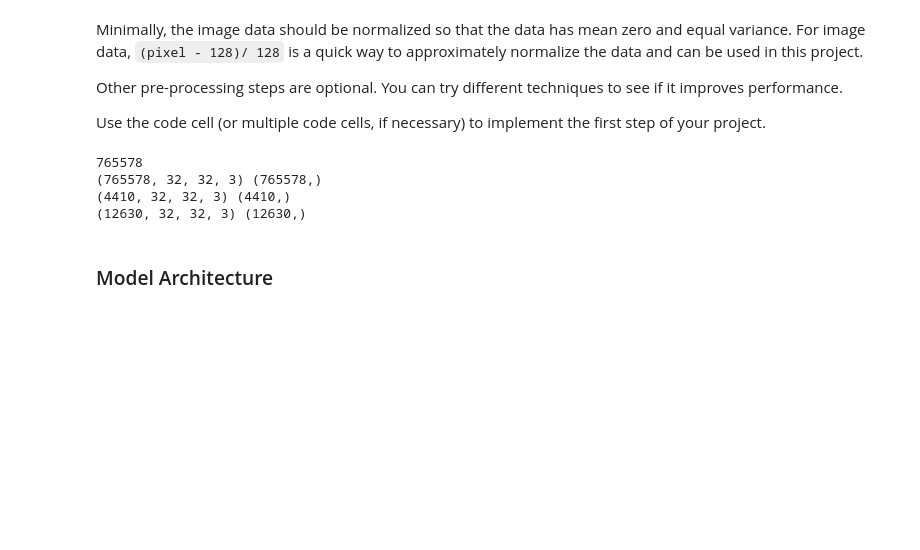
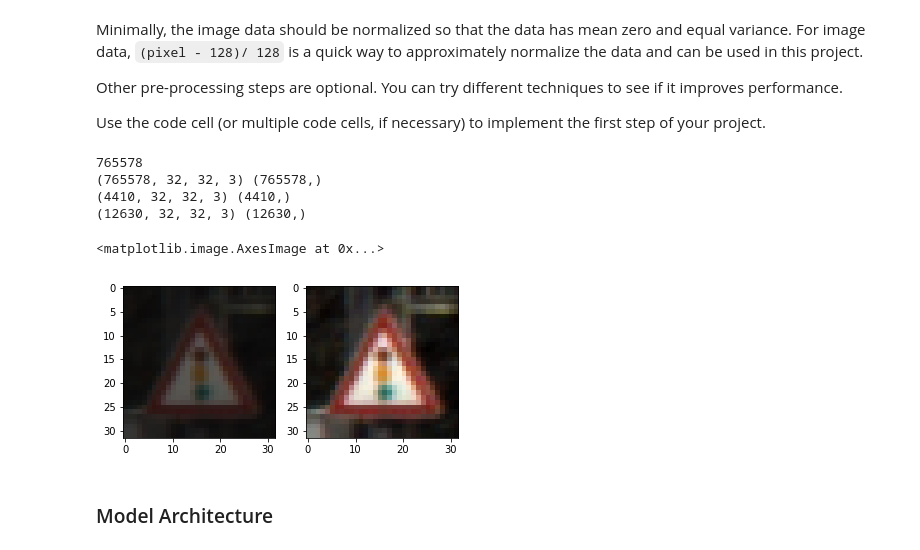
Before and after one commit to fmz/CarND-Traffic-Sign-Classifier-Project, a Jupyter notebook: Traffic_Sign_Classifier.ipynb, the cells around one changed output. Saved outputs shown, nothing was run; the diff lists cells and outputs as text; code cells hidden in the pictures; blank space fills up the shorter version.

```diff
--- a/Traffic_Sign_Classifier.ipynb
+++ b/Traffic_Sign_Classifier.ipynb
@@ -279,7 +279,6 @@ yt = y_aug
 yv = y_valid
 ys = y_test
 
-Xt, yt = shuffle(Xt, yt)
 
 n_train = len(Xt)
 print(n_train)
@@ -291,6 +290,13 @@ print(Xs.shape, ys.shape)
 (765578, 32, 32, 3) (765578,)
 (4410, 32, 32, 3) (4410,)
 (12630, 32, 32, 3) (12630,)
+# %%
+f, axarr = plt.subplots(1, 2)
+axarr[0].imshow(Xt[1340])
+axarr[1].imshow(Xt[1340 + 34799])
+# %% [output]
+<matplotlib.image.AxesImage at 0x...>
+[figure, added]
 # %% [markdown]
 ### Model Architecture
 # %%
```
Also changed, not shown: parts of 6 cells of this notebook, 5 other files.
